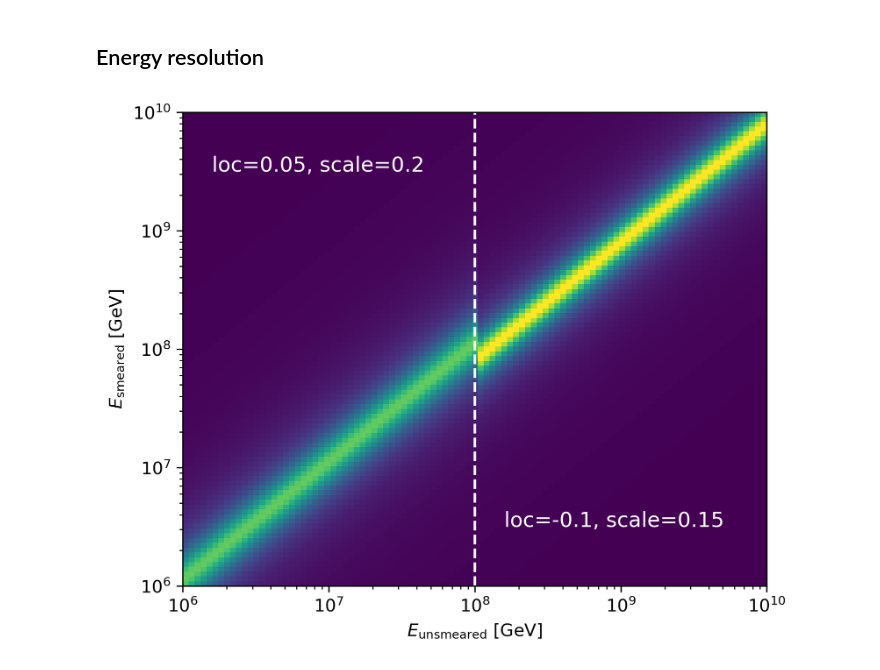
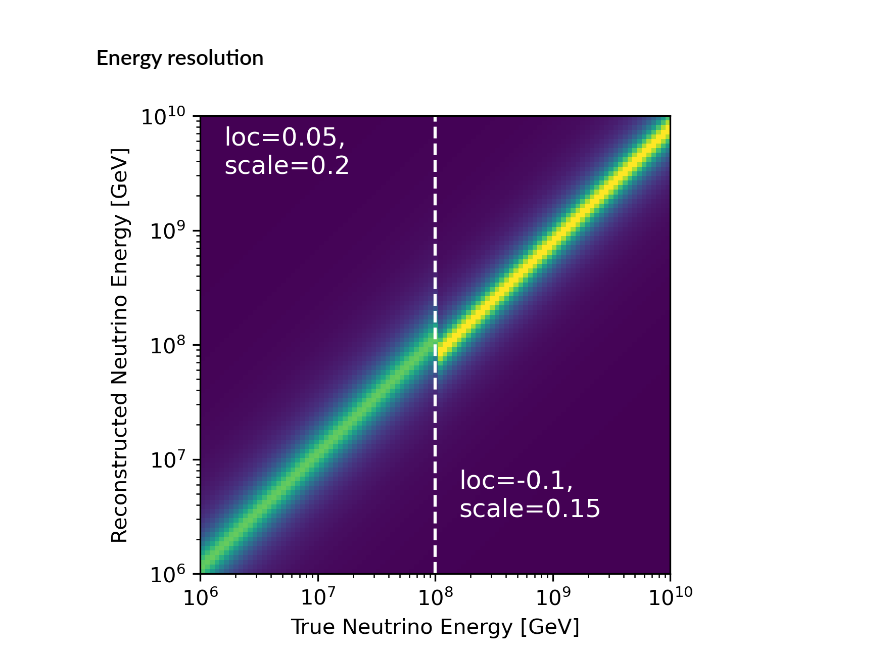
Before and after one commit to icecube/toise, a Jupyter notebook: notebooks/paper plots/radio_demo_plots.ipynb, the cells around one changed output. Cells and saved outputs as stored; diff of their text form; code cells hidden in the pictures.

```diff
--- a/notebooks/paper plots/radio_demo_plots.ipynb
+++ b/notebooks/paper plots/radio_demo_plots.ipynb
@@ -49,20 +66,25 @@ plt.savefig("radio_angular_res.pdf")
 # %%
 e_response = radio_response.RadioEnergyResolution(loc=-0.1,scale=0.15)
 energy = np.logspace(6,10,100)
 energy2 = np.logspace(6,10,100)
 r1 = e_response.get_response_matrix(energy, energy2)
 #plt.pcolormesh(e_response.get_response_matrix(energy, energy2))
 e_response2 = radio_response.RadioEnergyResolution(loc=0.05,scale=0.2)
 r2 = e_response2.get_response_matrix(energy, energy2)
 
 r1[:,:50] = r2[:,:50]
-plt.pcolormesh(energy,energy,r1)
-plt.loglog()
-plt.axvline(1e8, color="white", linestyle="--")
-plt.xlabel(r"$E_\mathrm{unsmeared}$ [GeV]")
-plt.ylabel(r"$E_\mathrm{smeared}$ [GeV]")
-plt.text(10**6.2,10**9.5,"loc=0.05, scale=0.2", fontsize=12, color="white")
-plt.text(10**8.2,10**6.5,"loc=-0.1, scale=0.15", fontsize=12, color="white")
-plt.savefig("radio_energy_res.pdf")
+
+fig = plt.figure(figsize=(4, 4))
+ax = fig.subplots()
+ax.pcolormesh(energy,energy,r1)
+ax.loglog()
+ax.axvline(1e8, color="white", linestyle="--")
+# ax.set_xlabel(r"$E_\mathrm{unsmeared}$ [GeV]")
+# ax.set_ylabel(r"$E_\mathrm{smeared}$ [GeV]")
+ax.set_ylabel("Reconstructed Neutrino Energy [GeV]")
+ax.set_xlabel("True Neutrino Energy [GeV]")
+ax.text(10**6.2,10**9.5,"loc=0.05,\nscale=0.2", fontsize=12, color="white")
+ax.text(10**8.2,10**6.5,"loc=-0.1,\nscale=0.15", fontsize=12, color="white")
+plt.savefig("radio_energy_res.pdf", bbox_inches='tight')
 # %% [output]
-[figure, old version]
+[figure, new version]
```
Also changed, not shown: parts of 3 cells of this notebook.
